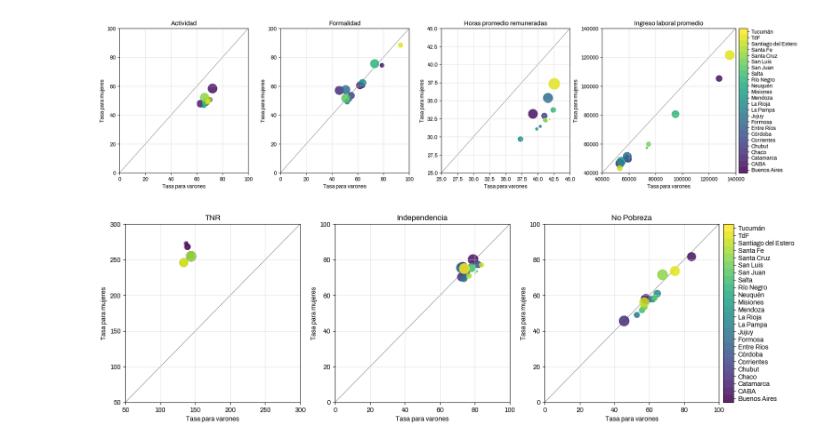
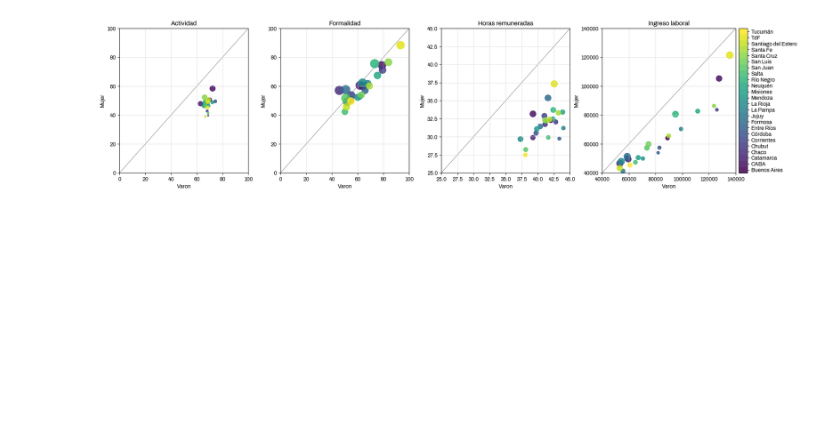
Before and after one commit to datos-Fundar/indice-mercado-trabajo-ingresos, a Jupyter notebook: modulos/visualizacion/05_graficos.ipynb, the cells around one changed output. Saved outputs shown, nothing was run; the diff lists cells and outputs as text; code cells hidden in the pictures; blank space fills up the shorter version.

Commit message:
Corrijo errores en los plots

```diff
--- a/modulos/visualizacion/05_graficos.ipynb
+++ b/modulos/visualizacion/05_graficos.ipynb
@@ -355,85 +355,54 @@ for i, idf in enumerate(variables):
 # %%
 from matplotlib.colors import Normalize
 
-grafico_labels = ['Actividad', 'Formalidad', 'Horas promedio remuneradas', 'Ingreso laboral promedio']
+grafico_labels = ['Actividad', 'Formalidad', 'Horas remuneradas', 'Ingreso laboral']
 variables = [ratio_actividad, empleo_asalariado_con_descuento, horas_remuneradas_media, ingreso_salarial_media]
 colors = fundar_colores_secundarios + fundar_colores_primarios
 xlims = [[0,100], [0,100], [25,45], [40000, 140000]]
 columnas = ['Actividad', 'Formalidad', 'Horas promedio remuneradas', 'Ingreso laboral promedio']
 
 def generar_colores():
-    cmap = plt.cm.get_cmap('viridis', 24)  # Cambiar 'viridis' por cualquier otra paleta de colores
+    cmap = plt.cm.get_cmap('gnuplot2', 24)  # Cambiar 'viridis' por cualquier otra paleta de colores
     colores = cmap(np.arange(24))
     return colores
+
+
+combined_data = np.concatenate([idf[columnas[i]] for i, idf in enumerate(variables)])
+global_min = combined_data.min()
+global_max = combined_data.max()
 
 fig = plt.figure(figsize=(17,4.5))
 pos = [[0.02, 0.05, 0.2, 0.85], [0.27, 0.05, 0.2, 0.85], [0.52, 0.05, 0.2, 0.85], [0.77, 0.05, 0.25, 0.85]]
 for i, idf in enumerate(variables):
-    normalized_values = (idf[columnas[i]] - idf[columnas[i]].mean()) / idf[columnas[i]].std()
+    #normalized_values = (idf[columnas[i]] - idf[columnas[i]].mean()) / idf[columnas[i]].std()
+    normalized_values = (idf[columnas[i]] - global_min) / (global_max - global_min)
     colores_por_provincia = generar_colores()
     etiquetas_numericas = np.arange(len(idf))
+    exaggeration_factor = 2  # Adjust this factor to control the exaggeration
+    exaggerated_values = normalized_values ** exaggeration_factor
 
     ax = plt.axes(pos[i])
-    scatter = ax.scatter(idf['Varon'], idf['Mujer'], s=normalized_values * 180, c=etiquetas_numericas, cmap='viridis', alpha=0.85)
+    scatter = ax.scatter(idf['Varon'], idf['Mujer'], s=exaggerated_values * 270, c=etiquetas_numericas, cmap='viridis', alpha=0.85)
     if i==3 or i==6:
         cbar = plt.colorbar(scatter, label=' ', orientation='vertical', pad=0.02, aspect=17, boundaries=np.arange(len(idf)+1)-0.5)
         cbar.set_ticks(np.arange(len(idf)))
         cbar.set_ticklabels(idf.index.tolist())
         #plt.clim(0, len(idf)-1)
-    ax.set_xlabel('Tasa para varones')
-    ax.set_ylabel('Tasa para mujeres')
+    ax.set_xlabel('Varon')
+    ax.set_ylabel('Mujer')
     ax.set_title(grafico_labels[i])
     ax.set_xlim(xlims[i])
     ax.set_ylim(xlims[i])
 
     ax.grid(True, lw=0.5, color='lightgrey')
     lims = [
         np.min([ax.get_xlim(), ax.get_ylim()]),  # min of both axes
         np.max([ax.get_xlim(), ax.get_ylim()]),  # max of both axes
         ]
     ax.plot(lims, lims, 'k-', alpha=0.75, lw=0.5, zorder=0)
 plt.show()
 fig.savefig(pathdata + 'figs/04_scatter_insercion' +'.png', dpi=400, bbox_inches='tight', transparent=True)
 fig.savefig(pathdata + 'figs/04_scatter_insercion' +'.svg', bbox_inches='tight', transparent=True)
 fig.savefig(pathdata + 'figs/04_scatter_insercion' +'.pdf', bbox_inches='tight', transparent=True)
-
-
-grafico_labels = ['TNR', 'Independencia', 'No Pobreza']
-variables = [ratio_minutos_promedio_no_pago, inactivos_con_ingreso, hogares_jefatura]
-colors = fundar_colores_secundarios + fundar_colores_primarios
-xlims = [[50,300], [0,100], [0,100]]
-columnas = ['Tiempo TNR', 'Dependencia', 'No Pobreza']
-
-fig = plt.figure(figsize=(15,4.5))
-pos = [[0.05, 0.05, 0.25, 0.85], [0.35, 0.05, 0.25, 0.85], [0.65, 0.05, 0.3, 0.85]]
-for i, idf in enumerate(variables):
-    normalized_values = (idf[columnas[i]] - idf[columnas[i]].mean()) / idf[columnas[i]].std()
-    colores_por_provincia = generar_colores()
-    etiquetas_numericas = np.arange(len(idf))
-
-    ax = plt.axes(pos[i])
-    scatter = ax.scatter(idf['Varon'], idf['Mujer'], s=normalized_values * 180, c=etiquetas_numericas, cmap='viridis', alpha=0.85)
-    if i==2:
-        cbar = plt.colorbar(scatter, label=' ', orientation='vertical', pad=0.02, aspect=17, boundaries=np.arange(len(idf)+1)-0.5)
-        cbar.set_ticks(np.arange(len(idf)))
-        cbar.set_ticklabels(idf.index.tolist())
-        #plt.clim(0, len(idf)-1)
-    ax.set_xlabel('Tasa para varones')
-    ax.set_ylabel('Tasa para mujeres')
-    ax.set_title(grafico_labels[i])
-    ax.set_xlim(xlims[i])
-    ax.set_ylim(xlims[i])
-
-    ax.grid(True, lw=0.5, color='lightgrey')
-    lims = [
-        np.min([ax.get_xlim(), ax.get_ylim()]),  # min of both axes
-        np.max([ax.get_xlim(), ax.get_ylim()]),  # max of both axes
-        ]
-    ax.plot(lims, lims, 'k-', alpha=0.75, lw=0.5, zorder=0)
-plt.show()
-fig.savefig(pathdata + 'figs/05_scatter_autonomia' +'.png', dpi=400, bbox_inches='tight', transparent=True)
-fig.savefig(pathdata + 'figs/05_scatter_autonomia' +'.svg', bbox_inches='tight', transparent=True)
-fig.savefig(pathdata + 'figs/05_scatter_autonomia' +'.pdf', bbox_inches='tight', transparent=True)
 # %% [output]
-[figure, old version]
+[figure, new version]
-[figure, removed]
```
Also changed, not shown: parts of 1 cell of this notebook, 7 other files.
